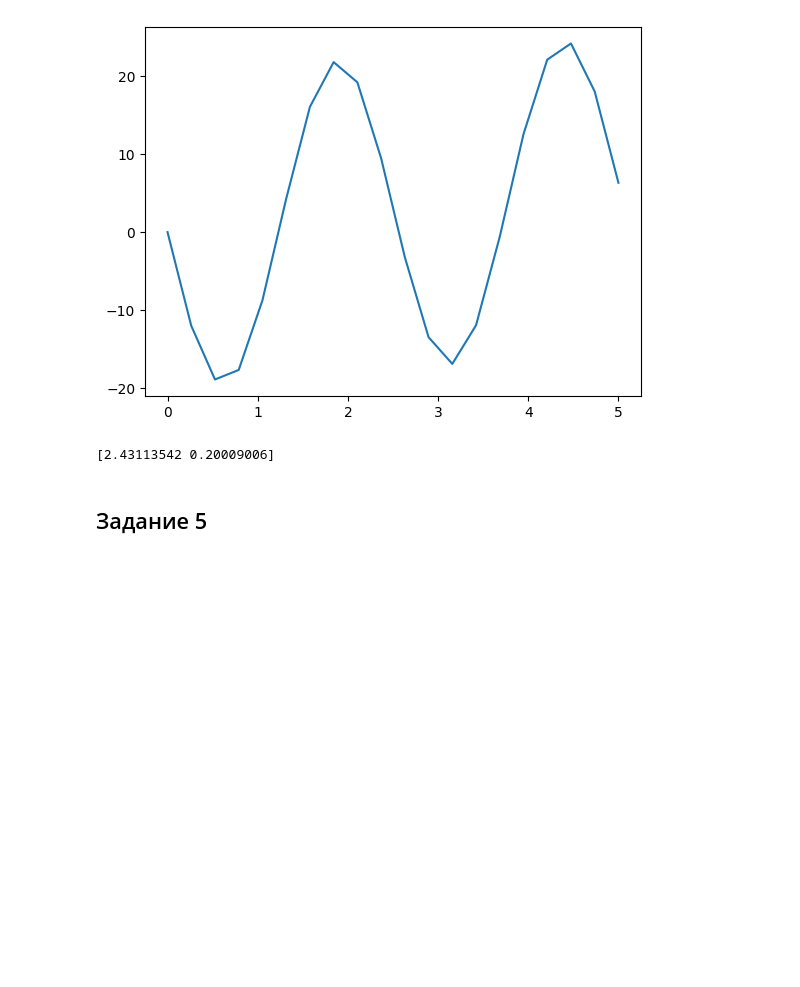
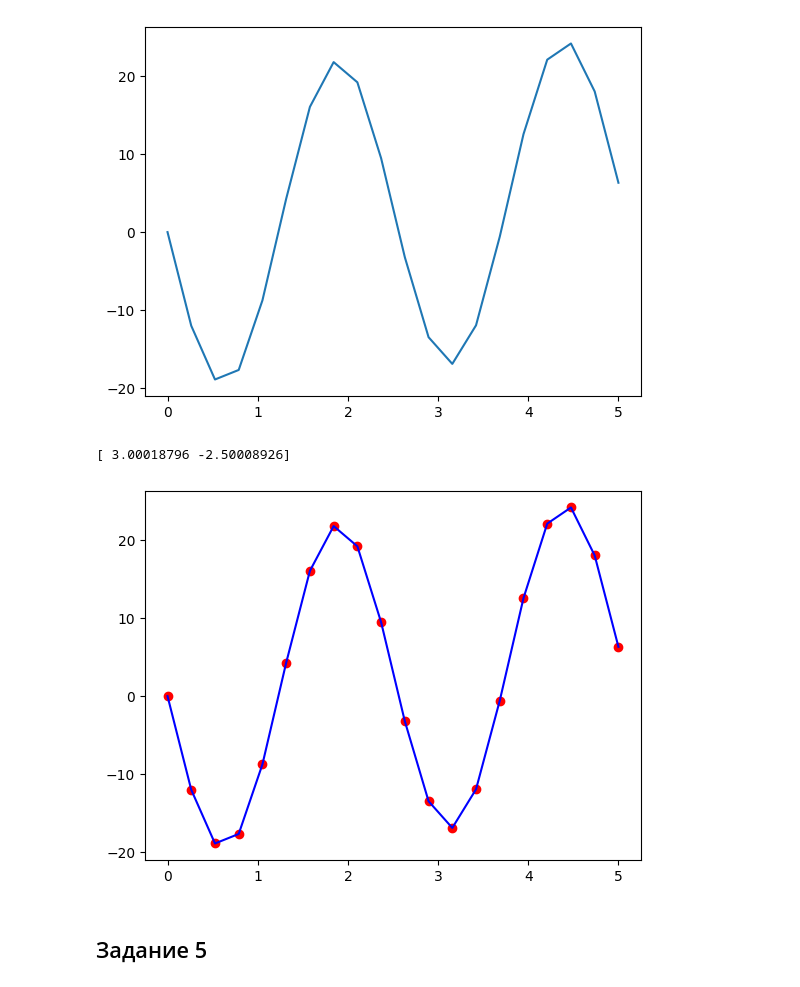
Before and after one commit to Alex-golovko-py/Python_2, a Jupyter notebook: result_work_math.ipynb, the cells around one changed output. Cells and saved outputs as stored; diff of their text form; code cells hidden in the pictures; blank space fills up the shorter version.

```diff
--- a/result_work_math.ipynb
+++ b/result_work_math.ipynb
@@ -35,0 +23,6 @@ print(result)
+# %%
+x = sym.symbols('x') # Определение символьной переменной x
+f = sym.tan(sym.sin(x) +sym.cos(2*x+3))**2 # Определение функции
+value = sym.diff(f, x).evalf(subs={x:1}) # Производная функции по x
+print(f'Первая производная функции: {sym.diff(f,x)}')
+print(f'Значение в точке x0 = 1 : {value}') # Значение первой производной в точке x0 = 1
@@ -129,10 +125,16 @@ def error(params):
     return np.sum(np.abs(fx - f(x, params[0], params[1])))
 # %%
 ### YOUR CODE HERE --  наугад, в лекциях ничего не увидел подобного
-result = minimize(error, [0, 0])
+result = minimize(error, [0, 0], method='COBYLA')
 print(result.x)
 # %% [output]
-[2.43113542 0.20009006]
+[ 3.00018796 -2.50008926]
+# %%
+plt.plot(x, fx,'ro', label='original data')
+plt.plot(x,f(x,3.00018796,-2.50008926), 'b-', label ='model function')
+plt.show()
+# %% [output]
+[figure, added]
 # %% [markdown]
 ## Задание 5
 # %% [markdown]
```
Also changed, not shown: parts of 11 cells of this notebook.
